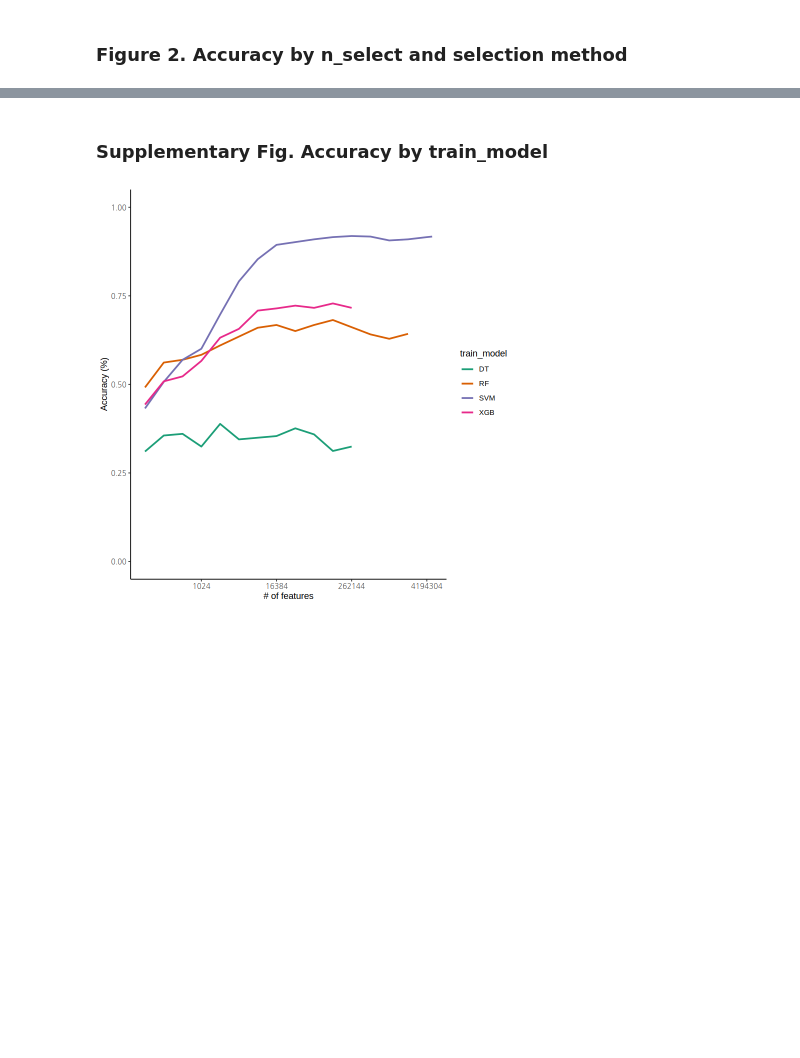
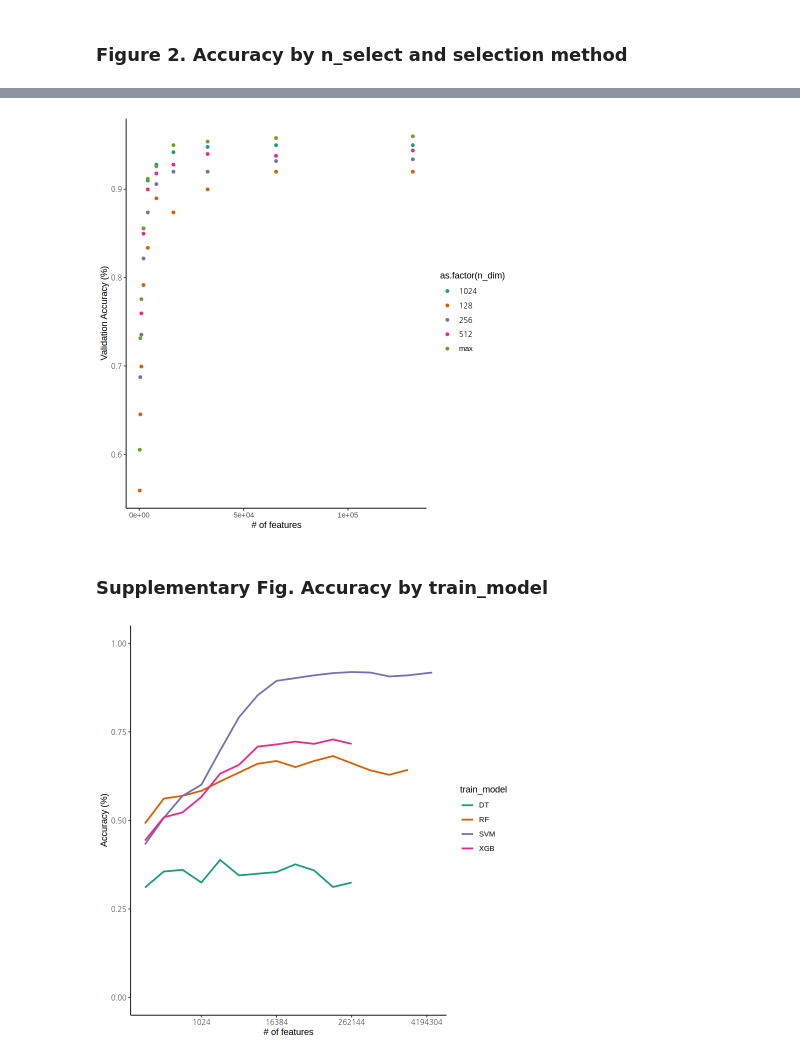
Before and after one commit to Jinhyun-Kim/geography_prediction, a Jupyter notebook: draw_figure.ipynb, the cells around one changed output, grey strips where cells are left out. Cells and saved outputs as stored; diff of their text form; code cells hidden in the pictures; blank space fills up the shorter version.

```diff
--- a/draw_figure.ipynb
+++ b/draw_figure.ipynb
@@ -57,0 +112,17 @@ p = ggplot(data = df_for_plot, aes(x = select_n, y = valset_accuracy, group = pl
+# %%
+df_for_plot = df %>%
+  filter(train_model == "SVM",
+          select_method == "random",
+          random_seed == 1004
+        ) %>%
+  mutate(n_dim = ifelse(select_n == n_dim_reduced, "max", n_dim_reduced))
+p = ggplot(data = df_for_plot, aes(x = select_n, y = testset_accuracy, group = plot_unit, colour = as.factor(n_dim))) +
+  geom_point(linewidth = 1) +
+  xlab("# of features") +
+  ylab("Validation Accuracy (%)") +
+  scale_color_brewer(palette = "Dark2") +
+  theme_bw() +
+  theme(panel.border = element_blank(), panel.grid.major = element_blank(),
+        panel.grid.minor = element_blank(), axis.line = element_line(colour = "black"));
+        print(p)
+# %% [output]
@@ -58,3 +131,4 @@ p = ggplot(data = df_for_plot, aes(x = select_n, y = valset_accuracy, group = pl
+[figure, added]
 # %% [markdown]
 ### Supplementary Fig. Accuracy by train_model
 # %%
```
Also changed, not shown: parts of 11 cells of this notebook, 3 other files.
